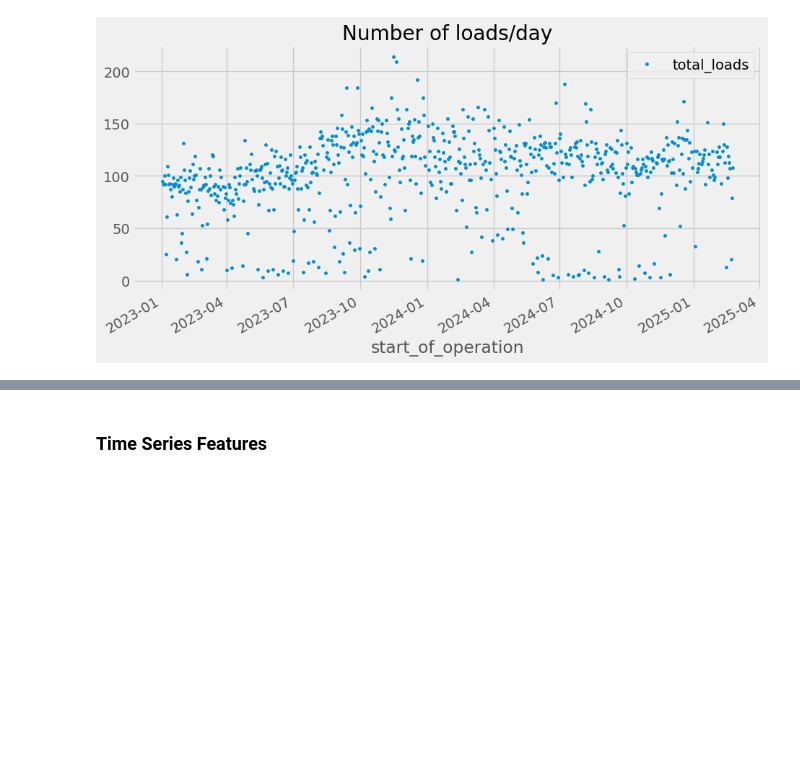
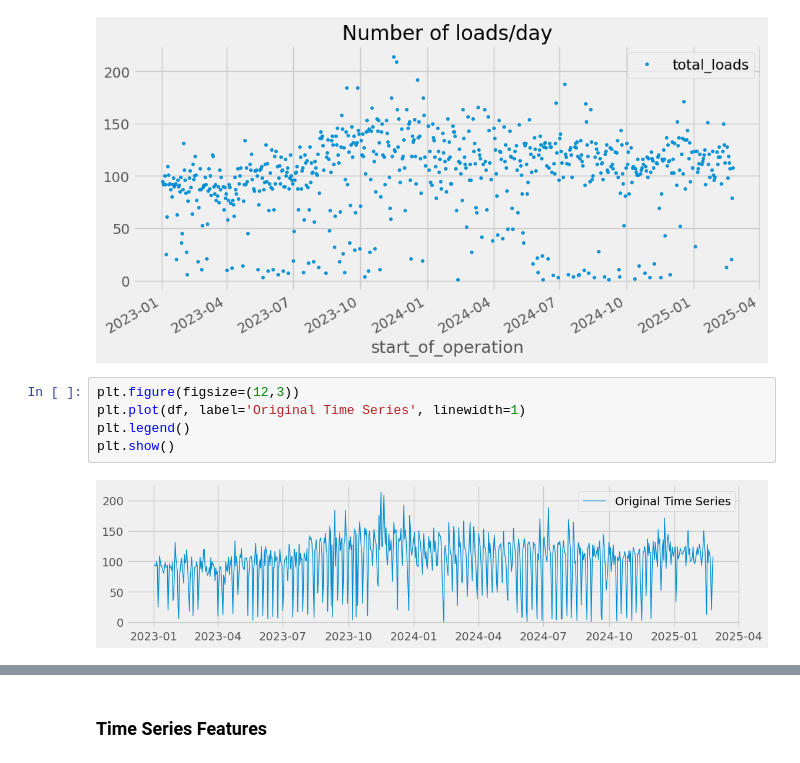
Before and after one commit to diogojfr/time_series_studies, a Jupyter notebook: Daily Loads.ipynb, the cells around one changed output, grey strips where cells are left out. Drawn from its saved outputs; the diff is of its cells as text; blank space fills up the shorter version.

```diff
--- a/Daily Loads.ipynb
+++ b/Daily Loads.ipynb
@@ -45,3 +44,10 @@ df.plot(style='.',
 plt.show()
 # %% [output]
 [figure]
+# %%
+plt.figure(figsize=(12,3))
+plt.plot(df, label='Original Time Series', linewidth=1)
+plt.legend()
+plt.show()
+# %% [output]
+[figure, added]
```
Also changed, not shown: parts of 14 cells of this notebook.
